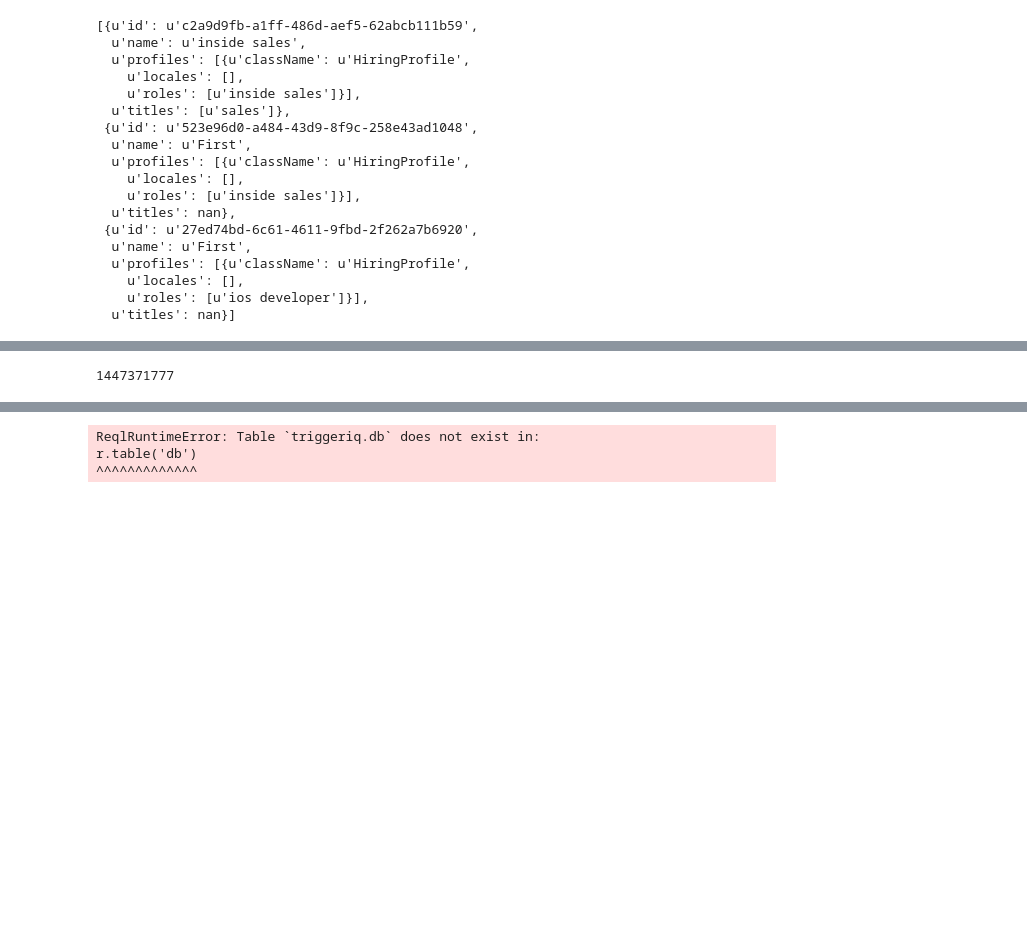
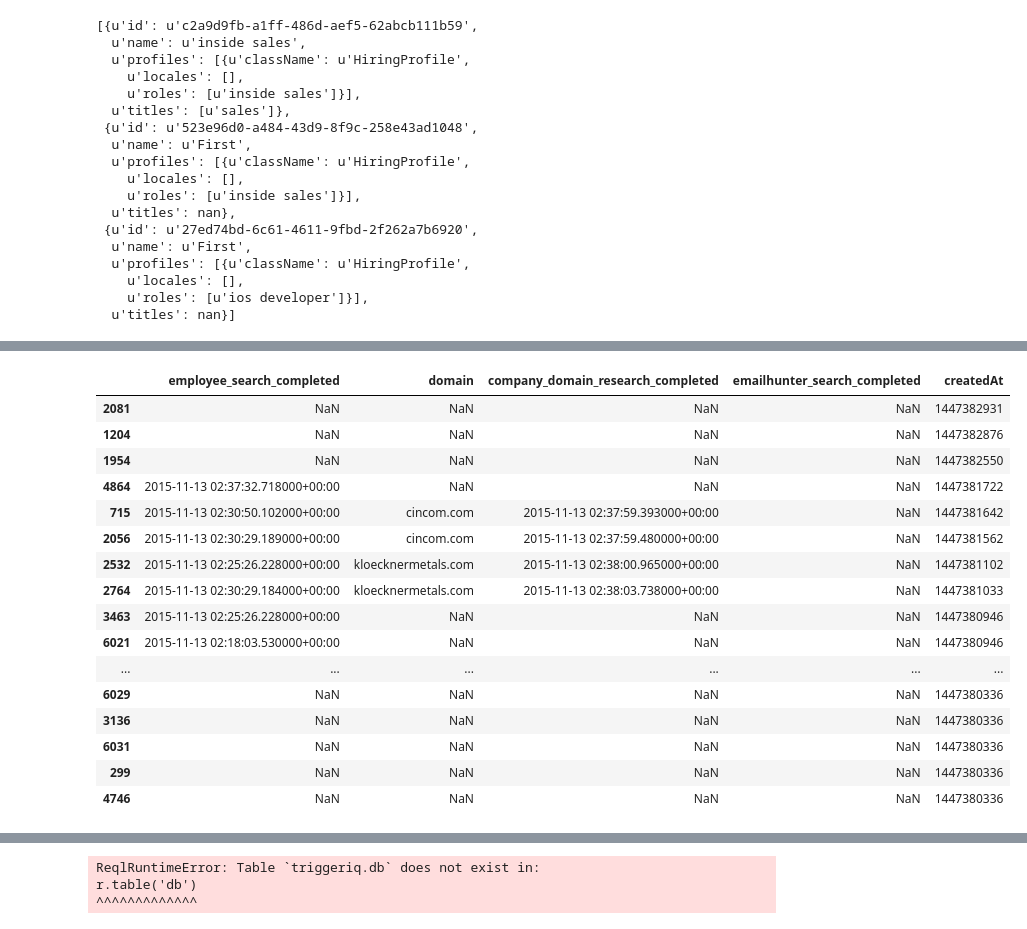
Before and after one commit to john2x/triggerselling, a Jupyter notebook: server/Stats.ipynb, the cells around one changed output, grey strips where cells are left out. Cells and saved outputs as stored; diff of their text form; code cells hidden in the pictures; blank space fills up the shorter version.

```diff
--- a/server/Stats.ipynb
+++ b/server/Stats.ipynb
@@ -712,7 +700,27 @@ t.createdAt
-# %%
-arrow.now().timestamp
-# %% [output]
-1447371777
+# %%
+tt = t[["employee_search_completed","domain",
+   'company_domain_research_completed',
+   "emailhunter_search_completed","createdAt"]].sort(columns="createdAt",ascending=False)
+# %%
+tt.head(50)
+# %% [output]
+|  | employee_search_completed | domain | company_domain_research_completed | emailhunter_search_completed | createdAt |
+| 2081 | NaN | NaN | NaN | NaN | 1447382931 |
+| 1204 | NaN | NaN | NaN | NaN | 1447382876 |
+| 1954 | NaN | NaN | NaN | NaN | 1447382550 |
+| 4864 | 2015-11-13 02:37:32.718000+00:00 | NaN | NaN | NaN | 1447381722 |
+| 715 | 2015-11-13 02:30:50.102000+00:00 | cincom.com | 2015-11-13 02:37:59.393000+00:00 | NaN | 1447381642 |
+| 2056 | 2015-11-13 02:30:29.189000+00:00 | cincom.com | 2015-11-13 02:37:59.480000+00:00 | NaN | 1447381562 |
+| 2532 | 2015-11-13 02:25:26.228000+00:00 | kloecknermetals.com | 2015-11-13 02:38:00.965000+00:00 | NaN | 1447381102 |
+| 2764 | 2015-11-13 02:30:29.184000+00:00 | kloecknermetals.com | 2015-11-13 02:38:03.738000+00:00 | NaN | 1447381033 |
+| 3463 | 2015-11-13 02:25:26.228000+00:00 | NaN | NaN | NaN | 1447380946 |
+| 6021 | 2015-11-13 02:18:03.530000+00:00 | NaN | NaN | NaN | 1447380946 |
+| ... | ... | ... | ... | ... | ... |
+| 6029 | NaN | NaN | NaN | NaN | 1447380336 |
+| 3136 | NaN | NaN | NaN | NaN | 1447380336 |
+| 6031 | NaN | NaN | NaN | NaN | 1447380336 |
+| 299 | NaN | NaN | NaN | NaN | 1447380336 |
+| 4746 | NaN | NaN | NaN | NaN | 1447380336 |
 # %%
 conn = r.connect(db="triggeriq")
 # %%
```
Also changed, not shown: parts of 1 cell of this notebook, 10 other files.
